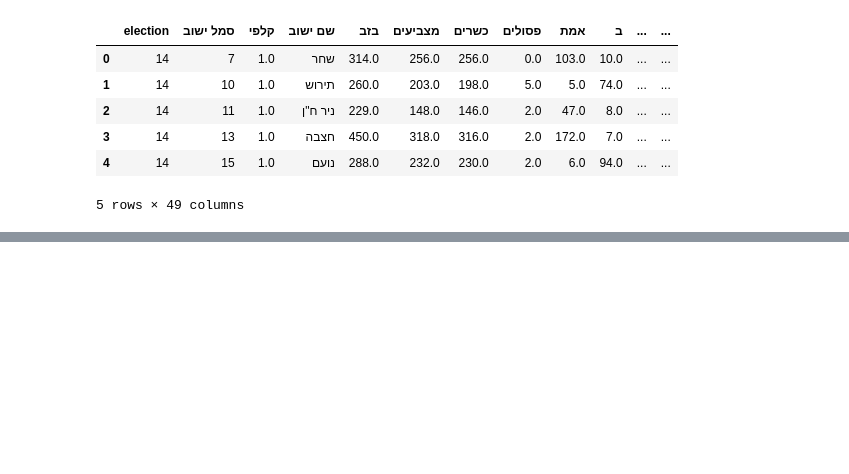
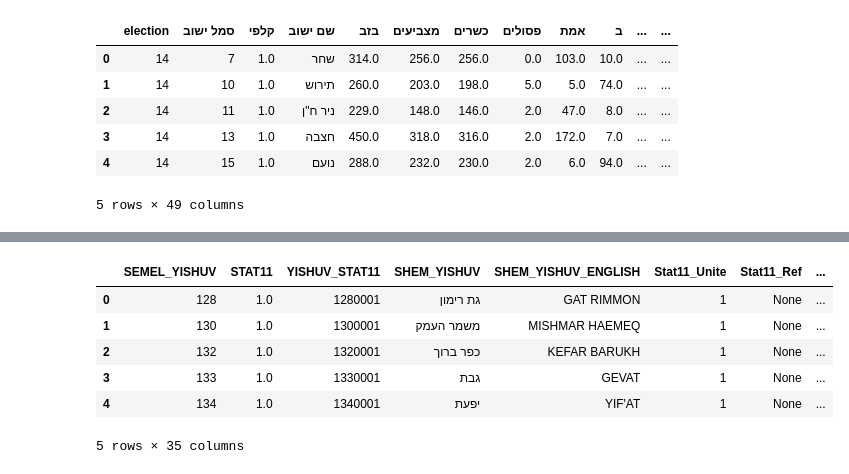
Before and after one commit to NaftaliD/Election-dashboard, a Jupyter notebook: data/preparation.ipynb, the cells around one changed output, grey strips where cells are left out. Saved outputs shown, nothing was run; the diff lists cells and outputs as text; code cells hidden in the pictures; blank space fills up the shorter version.

```diff
--- a/data/preparation.ipynb
+++ b/data/preparation.ipynb
@@ -45,0 +95,13 @@ df.head()
+# %%
+# illustrate of using geopandas to map demography statistical stat areas
+path = r"C:\Election_dashboard\data\geo_Data\statisticalareas_2020_demography.gdb" # read gbd format
+stat = gpd.read_file(path)
+stat.head()
+# %% [output]
+|  | SEMEL_YISHUV | STAT11 | YISHUV_STAT11 | SHEM_YISHUV | SHEM_YISHUV_ENGLISH | Stat11_Unite | Stat11_Ref | ... |
+| 0 | 128 | 1.0 | 1280001 | גת רימון | GAT RIMMON | 1 | None | ... |
+| 1 | 130 | 1.0 | 1300001 | משמר העמק | MISHMAR HAEMEQ | 1 | None | ... |
+| 2 | 132 | 1.0 | 1320001 | כפר ברוך | KEFAR BARUKH | 1 | None | ... |
+| 3 | 133 | 1.0 | 1330001 | גבת | GEVAT | 1 | None | ... |
+| 4 | 134 | 1.0 | 1340001 | יפעת | YIF'AT | 1 | None | ... |
+5 rows × 35 columns
```
Also changed, not shown: parts of 5 cells of this notebook.
